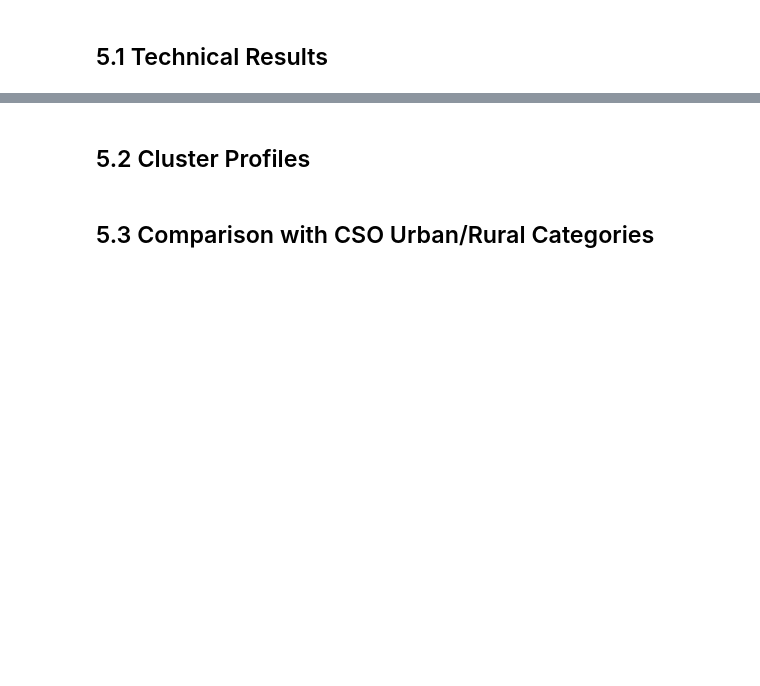
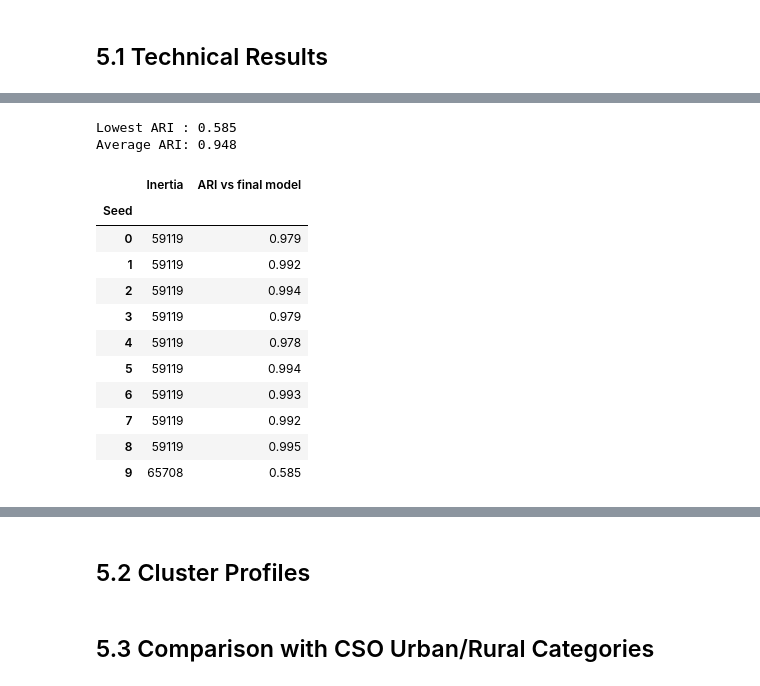
Before and after one commit to SwoopCodes/Data-Analytics_Irish-housing-density, a Jupyter notebook: notebooks/CA2_CRISP_DM_Notebook.ipynb, the cells around one changed output, grey strips where cells are left out. Saved outputs shown, nothing was run; the diff lists cells and outputs as text; code cells hidden in the pictures; blank space fills up the shorter version.

```diff
--- a/notebooks/CA2_CRISP_DM_Notebook.ipynb
+++ b/notebooks/CA2_CRISP_DM_Notebook.ipynb
@@ -1748,0 +1793,30 @@ K-means also scored a little higher (0.295 against 0.285) and made more even gro
+# %%
+# Step 2: the same test, but with only 1 start per run (n_init=1)
+single_rows = []
+
+for seed in range(10):
+    model = KMeans(n_clusters=final_k, n_init=1, random_state=seed)
+    new_labels = model.fit_predict(X_scaled)
+    ari = adjusted_rand_score(final_labels, new_labels)
+    single_rows.append({"Seed": seed, "Inertia": round(model.inertia_), "ARI vs final model": ari})
+
+single_start = pd.DataFrame(single_rows)
+single_start = single_start.set_index("Seed")
+print("Lowest ARI :", round(single_start["ARI vs final model"].min(), 3))
+print("Average ARI:", round(single_start["ARI vs final model"].mean(), 3))
+single_start.round(3)
+# %% [output]
+Lowest ARI : 0.585
+Average ARI: 0.948
+|  | Inertia | ARI vs final model |
+| Seed |  |  |
+| 0 | 59119 | 0.979 |
+| 1 | 59119 | 0.992 |
+| 2 | 59119 | 0.994 |
+| 3 | 59119 | 0.979 |
+| 4 | 59119 | 0.978 |
+| 5 | 59119 | 0.994 |
+| 6 | 59119 | 0.993 |
+| 7 | 59119 | 0.992 |
+| 8 | 59119 | 0.995 |
+| 9 | 65708 | 0.585 |
```
Also changed, not shown: parts of 8 cells of this notebook, 1 other file.
